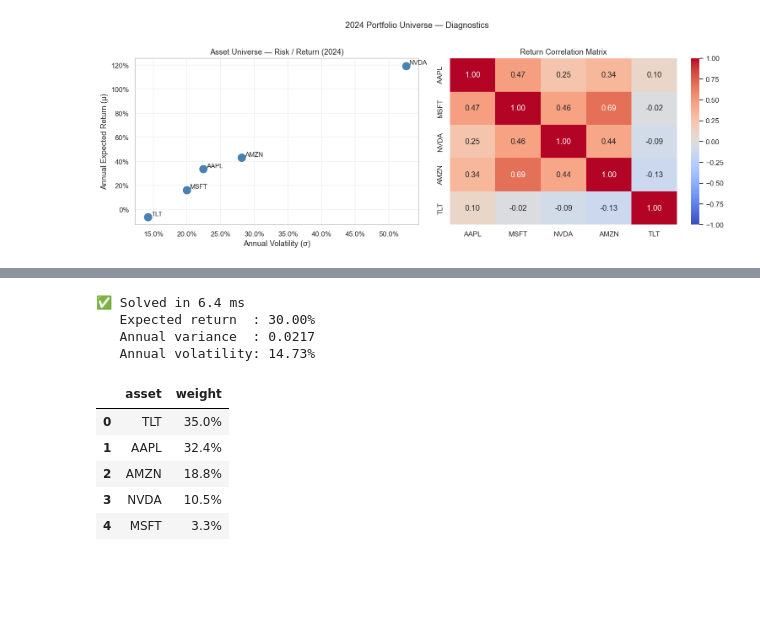
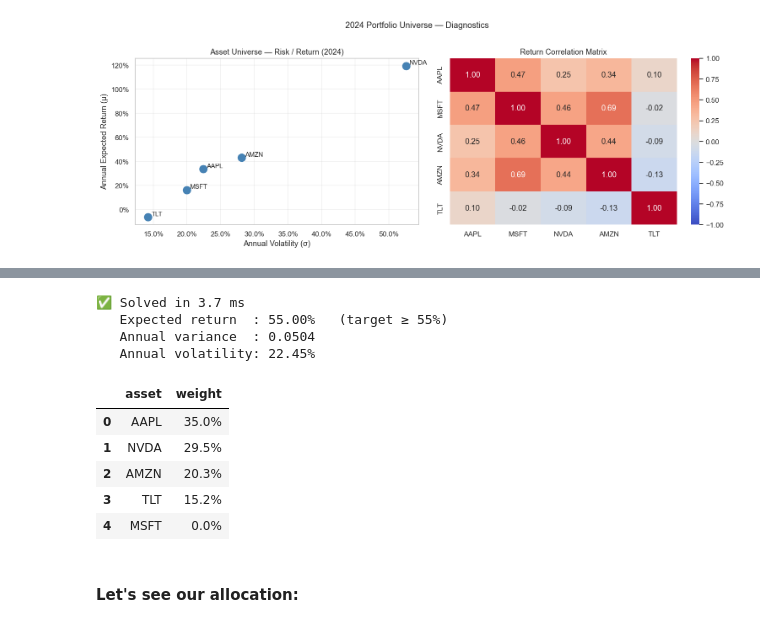
Before and after one commit to Nadav138/QApp, a Jupyter notebook: notebooks/quantum_portfolio_tutorial.ipynb, the cells around one changed output, grey strips where cells are left out. Saved outputs shown, nothing was run; the diff lists cells and outputs as text; code cells hidden in the pictures; blank space fills up the shorter version.

```diff
--- a/notebooks/quantum_portfolio_tutorial.ipynb
+++ b/notebooks/quantum_portfolio_tutorial.ipynb
@@ -217,67 +249,56 @@ This gives us the ground-truth optimal portfolio to compare against.
 # %%
-def solve_classical_portfolio_cvxpy(mu, Cov, target_return, max_w,
-                                     extra_ineq=None, asset_names=None):
-    if extra_ineq is None:
-        extra_ineq = []
-    if asset_names is None:
-        asset_names = [f"a{i}" for i in range(len(mu))]
+def solve_classical_portfolio_cvxpy(mu, Cov, target_return, max_w):
     n_a = len(mu)
-    w = cp.Variable(n_a)
+    w   = cp.Variable(n_a)
     cons = [
-        cp.sum(w) == 1.0,
-        w >= 0.0,
-        w <= max_w,
-        mu @ w >= target_return,
+        cp.sum(w) == 1.0,        # budget
+        w >= 0.0,                # long-only
+        w <= max_w,              # diversification cap
+        mu @ w >= target_return, # return target
     ]
-    for coeffs, rhs_val in extra_ineq:
-        row = np.array([coeffs.get(a, 0.0) for a in asset_names], dtype=float)
-        cons.append(row @ w <= rhs_val)
     prob = cp.Problem(cp.Minimize(cp.quad_form(w, cp.psd_wrap(Cov))), cons)
-    try:
-        prob.solve(solver=cp.CLARABEL, verbose=False)
-        ok = prob.status in ("optimal", "optimal_inaccurate")
-        return (w.value if ok else None), ok, prob.status
-    except Exception as e:
-        return None, False, str(e)
+    prob.solve(solver=cp.CLARABEL, verbose=False)
+    ok = prob.status in ("optimal", "optimal_inaccurate")
+    return (w.value if ok else None), ok, prob.status
 
 
 t0 = time.time()
 w_cls, cls_ok, cls_status = solve_classical_portfolio_cvxpy(
     mu_vec, cov_mat,
     CONFIG["target_return"], CONFIG["max_weight"],
-    CONFIG["extra_inequalities"], assets,
 )
 elapsed = time.time() - t0
 
-if cls_ok:
+if cls_ok: # TODO: Consider simplfing
     ret_cls = float(w_cls @ mu_vec)
     var_cls = float(w_cls @ cov_mat @ w_cls)
     std_cls = float(np.sqrt(var_cls))
-    print(f"✅ Solved in {elapsed * 1000:.1f} ms")
-    print(f"   Expected return  : {ret_cls:.2%}")
+    print(f"✅ Solved in {elapsed*1000:.1f} ms")
+    print(f"   Expected return  : {ret_cls:.2%}   (target ≥ {CONFIG['target_return']:.0%})")
     print(f"   Annual variance  : {var_cls:.4f}")
     print(f"   Annual volatility: {std_cls:.2%}")
     display(
         pd.DataFrame({"asset": assets, "weight": w_cls})
           .sort_values("weight", ascending=False).reset_index(drop=True)
           .style.format({"weight": "{:.1%}"})
     )
 else:
     print(f"❌ Solver failed: {cls_status}")
     print("   Tip: lower CONFIG['target_return'] or raise CONFIG['max_weight']")
-    w_cls = np.zeros(n)
-    cls_ok = False
+    w_cls = np.zeros(n); cls_ok = False
 # %% [output]
-✅ Solved in 6.4 ms
-   Expected return  : 30.00%
-   Annual variance  : 0.0217
-   Annual volatility: 14.73%
+✅ Solved in 3.7 ms
+   Expected return  : 55.00%   (target ≥ 55%)
+   Annual variance  : 0.0504
+   Annual volatility: 22.45%
 |  | asset | weight |
-| 0 | TLT | 35.0% |
-| 1 | AAPL | 32.4% |
-| 2 | AMZN | 18.8% |
-| 3 | NVDA | 10.5% |
-| 4 | MSFT | 3.3% |
+| 0 | AAPL | 35.0% |
+| 1 | NVDA | 29.5% |
+| 2 | AMZN | 20.3% |
+| 3 | TLT | 15.2% |
+| 4 | MSFT | 0.0% |
+# %% [markdown]
+#### Let's see our allocation:
 # %%
 if cls_ok:
     fig, ax = plt.subplots(figsize=(7, 3.5))
```
Also changed, not shown: parts of 58 cells of this notebook, 2 other files.
